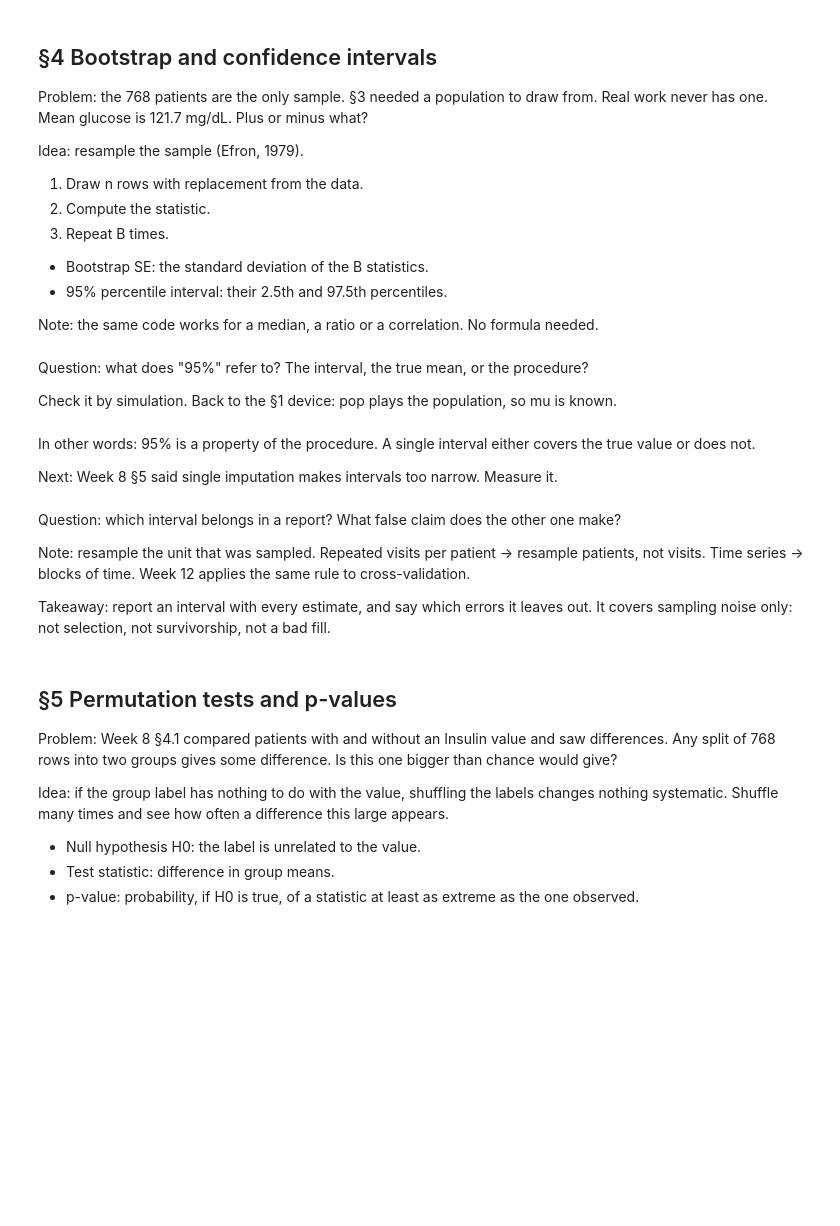
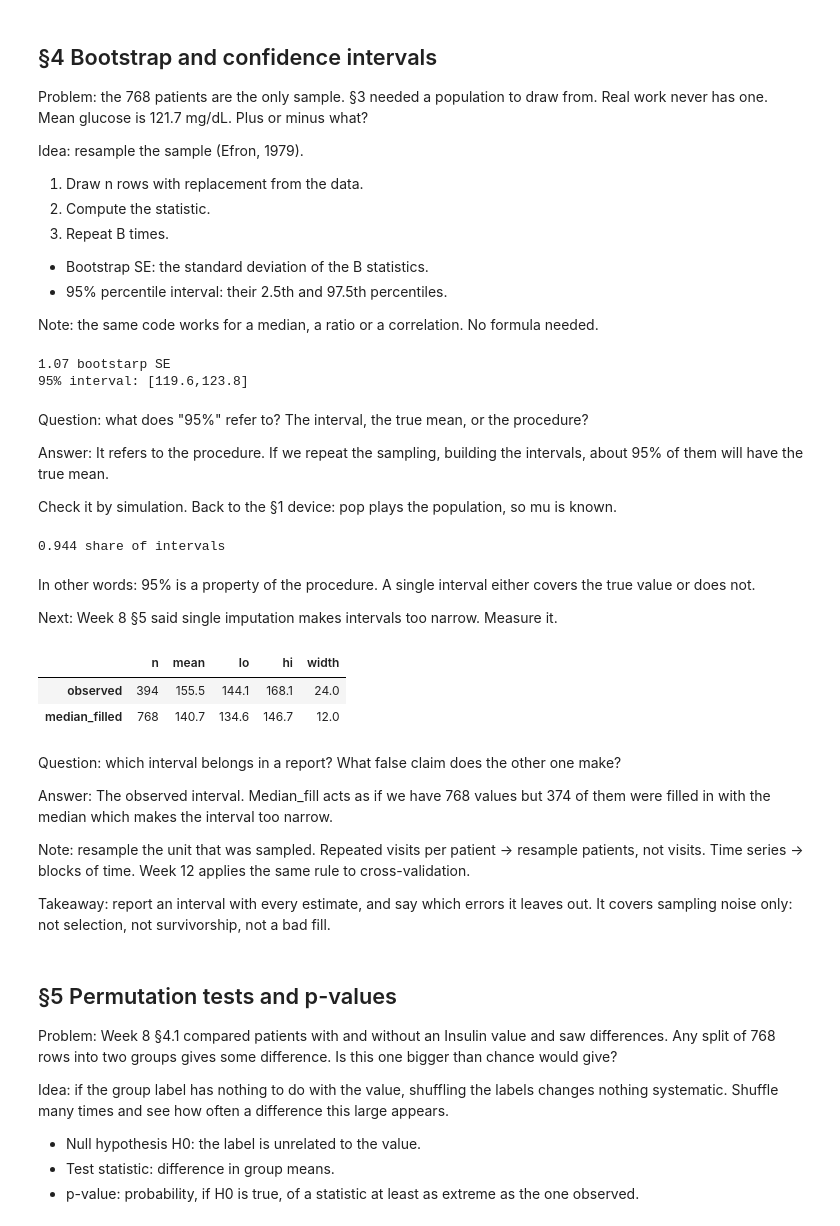
Before and after one commit to Hritvikk23/Quiz6, a Jupyter notebook: week09_sampling_inference.ipynb, the cells around one changed output. Cells and saved outputs as stored; diff of their text form; code cells hidden in the pictures; blank space fills up the shorter version.

```diff
--- a/week09_sampling_inference.ipynb
+++ b/week09_sampling_inference.ipynb
@@ -371,9 +379,24 @@ def bootstrap(data, stat=np.mean, B=5000):
 #   and the 95% percentile interval (np.percentile).
 # Expected output: SE about 1.1. Interval about [119.5, 123.9].
 # YOUR CODE HERE
+def bootstrap_mean(x,B=2000):
+    x = np.asarray(x)
+    resample = rng.choice(x,size = (B,len(x)), replace = True)
+    return resample.mean(axis=1)
+
+boot = bootstrap_mean(values)
+lo,hi = np.percentile(boot,[2.5,97.5])
+
+print(round(boot.std(),2),"bootstarp SE")
+print(f"95% interval: [{lo:.1f},{hi:.1f}]")
+# %% [output]
+1.07 bootstarp SE
+95% interval: [119.6,123.8]
 # %% [markdown]
 Question: what does "95%" refer to? The interval, the true mean, or the procedure?
 
+Answer: It refers to the procedure. If we repeat the sampling, building the intervals, about 95% of them will have the true mean.
+
 Check it by simulation. Back to the §1 device: pop plays the population, so mu is known.
 # %%
 # Exercise 4.2
@@ -382,6 +405,16 @@ Check it by simulation. Back to the §1 device: pop plays the population, so mu
 #   Report the share of intervals that cover mu.
 # Expected output: close to 0.95, often slightly below. Percentile intervals run a little narrow at n = 50.
 # YOUR CODE HERE
+covereed = []
+for _ in range(500):
+    sample = rng.choice(values,size =50,replace = True)
+    boot = bootstrap_mean(sample, B = 2000)
+    lo,hi = np.percentile(boot,[2.5,97.5])
+    covereed.append(lo <=mu <= hi)
+
+print(round(np.mean(covereed),3),"share of intervals")
+# %% [output]
+0.944 share of intervals
 # %% [markdown]
 In other words: 95% is a property of the procedure. A single interval either covers the true value or does not.
 
@@ -389,13 +422,37 @@ Next: Week 8 §5 said single imputation makes intervals too narrow. Measure it.
 # %%
 # Exercise 4.3
 # Task: 95% bootstrap interval for mean Insulin, twice:
 #   (a) the 394 observed values, (b) all 768 values after median fill (fillna with the observed median).
 #   Table with rows observed and median_filled; columns n, mean, lo, hi, width.
 # Expected output: observed: mean about 155, width about 23.
 #   Median-filled: mean about 141, width about 12. Half as wide, and centred lower.
 # YOUR CODE HERE
+
+# Exercise 4.3
+
+def boot_row(x):
+    x=np.asarray(x)
+    lo,hi = np.percentile(bootstrap_mean(x),[2.5,97.5])
+    result = {
+        "n": len(x),
+        "mean": x.mean(),
+        "lo": lo,
+        "hi": hi,
+        "width": hi - lo
+        }
+    return result
+observed = df["Insulin"].dropna()
+filled = df["Insulin"].fillna(observed.median())
+table = pd.DataFrame([boot_row(observed),boot_row(filled)], index = ["observed","median_filled"])
+table.round(1)
+# %% [output]
+|  | n | mean | lo | hi | width |
+| observed | 394 | 155.5 | 144.1 | 168.1 | 24.0 |
+| median_filled | 768 | 140.7 | 134.6 | 146.7 | 12.0 |
 # %% [markdown]
 Question: which interval belongs in a report? What false claim does the other one make?
+
+Answer: The observed interval. Median_fill acts as if we have 768 values but 374 of them were filled in with the median which makes the interval too narrow.
 
 Note: resample the unit that was sampled. Repeated visits per patient → resample patients, not visits.
 Time series → blocks of time. Week 12 applies the same rule to cross-validation.
```
Also changed, not shown: parts of 10 cells of this notebook.
